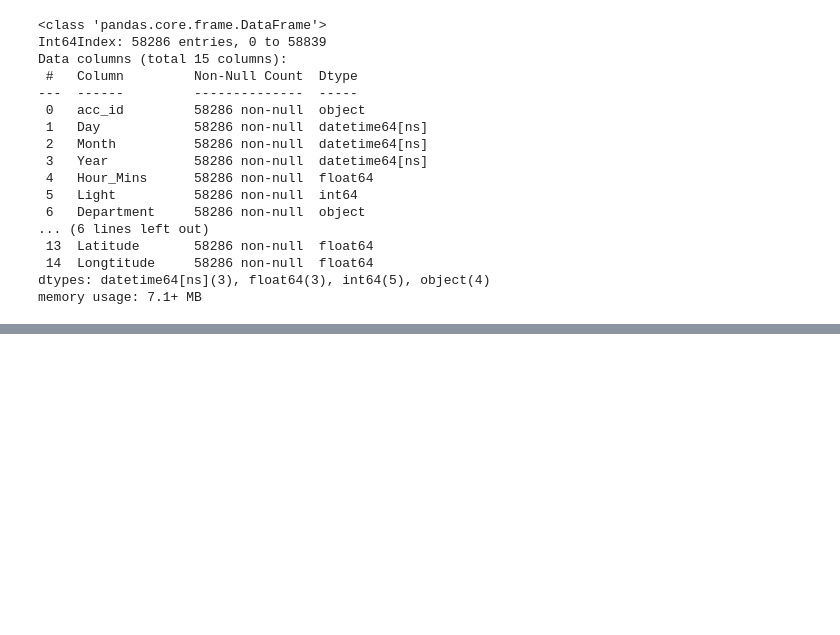
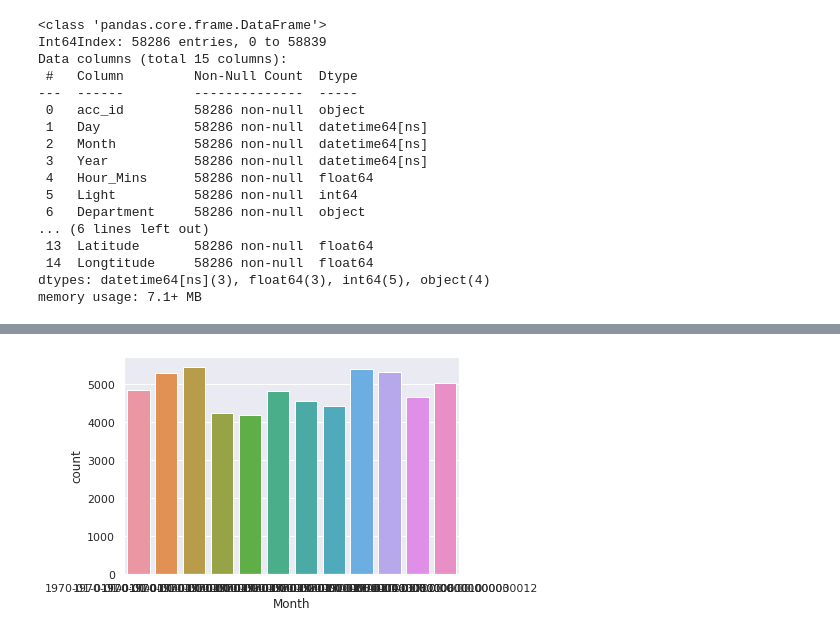
Before and after one commit to Menox-tech/myFirstRepo, a Jupyter notebook: TrafficDS_1.ipynb, the cells around one changed output, grey strips where cells are left out. Drawn from its saved outputs; the diff is of its cells as text; code cells hidden in the pictures; blank space fills up the shorter version.

```diff
--- a/TrafficDS_1.ipynb
+++ b/TrafficDS_1.ipynb
@@ -357,0 +285,5 @@ charcts_df[['Light', 'Location','Intersection','Weather_cond','Collison_type']]
+# %%
+# plot Number of accidents per Month
+ax = sns.countplot(x="Month", data=charcts_df)
+# %% [output]
+[figure, added]
```
Also changed, not shown: parts of 44 cells of this notebook.
